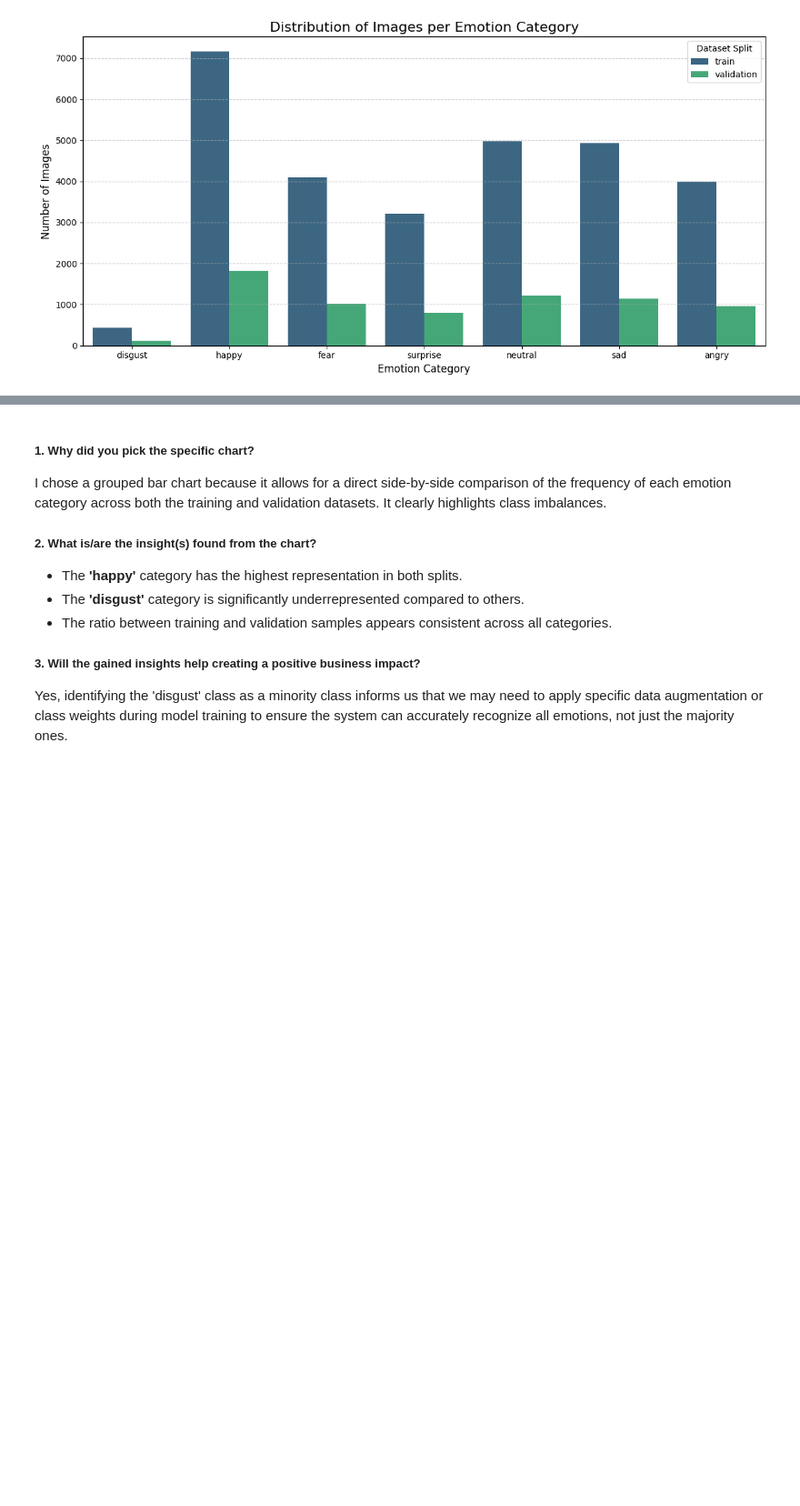
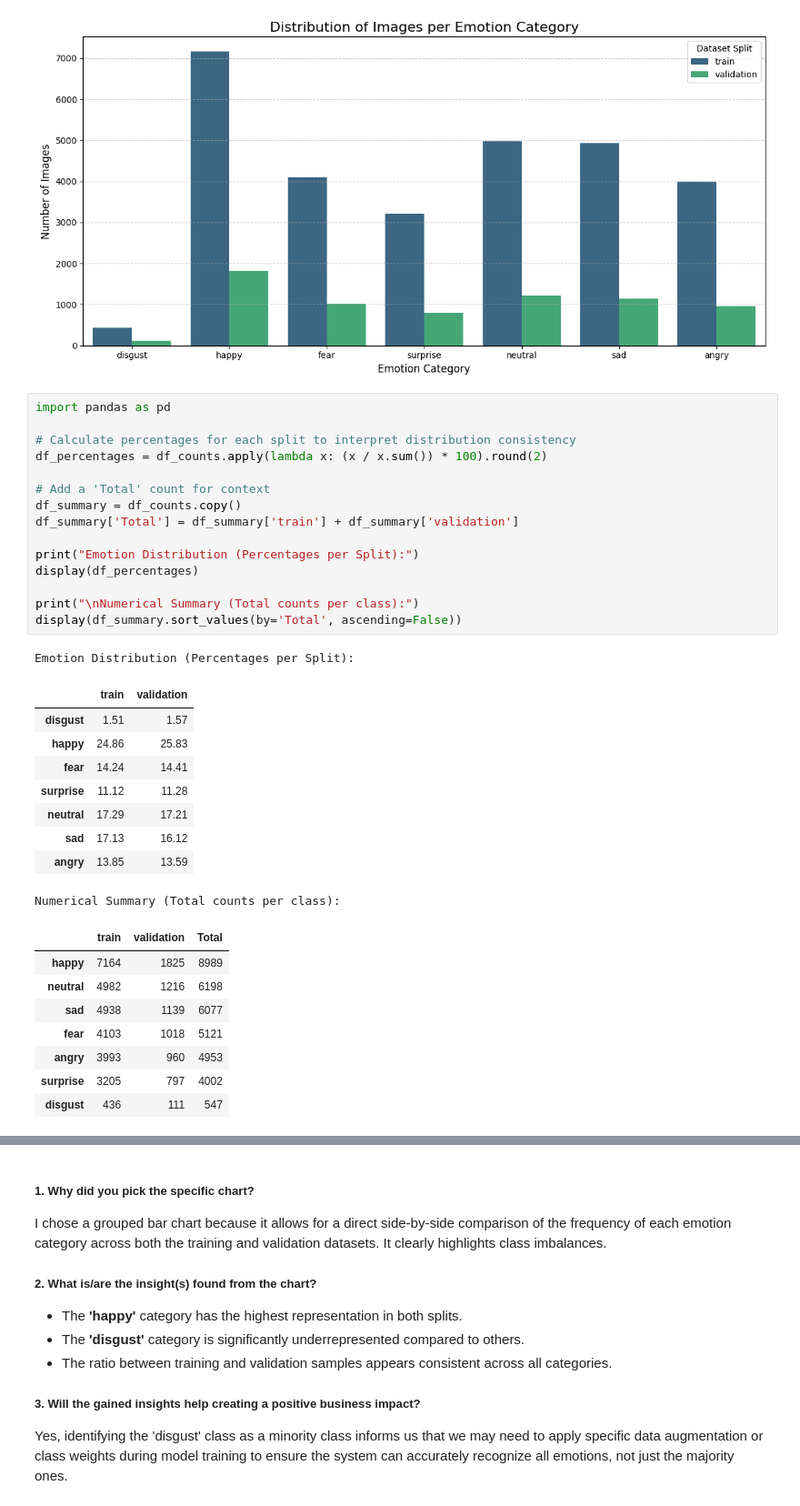
Before and after one commit to amol004/DeepFER-Facial-Emotion-Recognition-Using-Deep-Learning, a Jupyter notebook: DeepFER_Facial_Emotion_Recognition_Using_Deep_Learning.ipynb, the cells around one changed output, grey strips where cells are left out. Shown at 91% size. Cells and saved outputs as stored; diff of their text form; blank space fills up the shorter version.

```diff
--- a/DeepFER_Facial_Emotion_Recognition_Using_Deep_Learning.ipynb
+++ b/DeepFER_Facial_Emotion_Recognition_Using_Deep_Learning.ipynb
@@ -457,3 +482,37 @@ plt.tight_layout()
 plt.show()
 # %% [output]
 [figure]
+# %%
+import pandas as pd
+
+# Calculate percentages for each split to interpret distribution consistency
+df_percentages = df_counts.apply(lambda x: (x / x.sum()) * 100).round(2)
+
+# Add a 'Total' count for context
+df_summary = df_counts.copy()
+df_summary['Total'] = df_summary['train'] + df_summary['validation']
+
+print("Emotion Distribution (Percentages per Split):")
+display(df_percentages)
+
+print("\nNumerical Summary (Total counts per class):")
+display(df_summary.sort_values(by='Total', ascending=False))
+# %% [output]
+Emotion Distribution (Percentages per Split):
+|  | train | validation |
+| disgust | 1.51 | 1.57 |
+| happy | 24.86 | 25.83 |
+| fear | 14.24 | 14.41 |
+| surprise | 11.12 | 11.28 |
+| neutral | 17.29 | 17.21 |
+| sad | 17.13 | 16.12 |
+| angry | 13.85 | 13.59 |
+Numerical Summary (Total counts per class):
+|  | train | validation | Total |
+| happy | 7164 | 1825 | 8989 |
+| neutral | 4982 | 1216 | 6198 |
+| sad | 4938 | 1139 | 6077 |
+| fear | 4103 | 1018 | 5121 |
+| angry | 3993 | 960 | 4953 |
+| surprise | 3205 | 797 | 4002 |
+| disgust | 436 | 111 | 547 |
```
Also changed, not shown: parts of 24 cells of this notebook.
